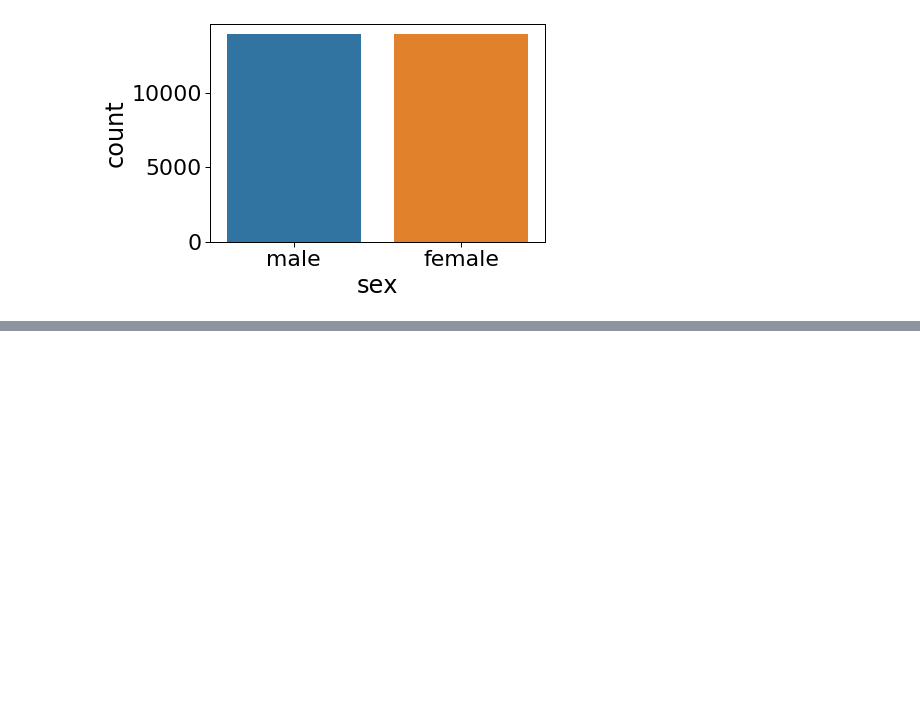
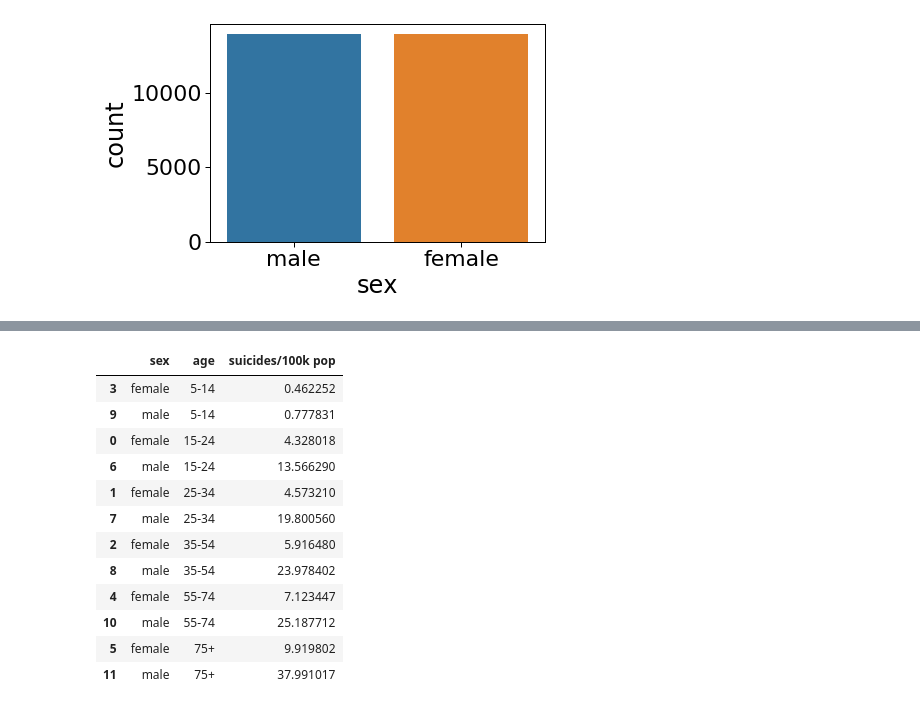
Before and after one commit to thiagobhte/pos-ds-ia, a Jupyter notebook: aed_projeto_1.ipynb, the cells around one changed output, grey strips where cells are left out. Cells and saved outputs as stored; diff of their text form; code cells hidden in the pictures; blank space fills up the shorter version.

```diff
--- a/aed_projeto_1.ipynb
+++ b/aed_projeto_1.ipynb
@@ -93,0 +99,25 @@ from sklearn.model_selection import train_test_split
+# %%
+# Reorder age index for visualization.
+suicides_sex_age.reset_index(inplace=True)
+suicides_sex_age['age'] = suicides_sex_age['age'].str.replace(' years', '')
+
+age_sort = {'5-14': 0, '15-24': 1, '25-34': 2, '35-54': 3, '55-74': 4, '75+': 5}
+suicides_sex_age['sort'] = suicides_sex_age['age'].map(age_sort)
+suicides_sex_age.sort_values(by='sort', inplace=True)
+suicides_sex_age.drop('sort', axis=1, inplace=True)
+
+suicides_sex_age
+# %% [output]
+|  | sex | age | suicides/100k pop |
+| 3 | female | 5-14 | 0.462252 |
+| 9 | male | 5-14 | 0.777831 |
+| 0 | female | 15-24 | 4.328018 |
+| 6 | male | 15-24 | 13.566290 |
+| 1 | female | 25-34 | 4.573210 |
+| 7 | male | 25-34 | 19.800560 |
+| 2 | female | 35-54 | 5.916480 |
+| 8 | male | 35-54 | 23.978402 |
+| 4 | female | 55-74 | 7.123447 |
+| 10 | male | 55-74 | 25.187712 |
+| 5 | female | 75+ | 9.919802 |
+| 11 | male | 75+ | 37.991017 |
```
Also changed, not shown: parts of 15 cells of this notebook.
